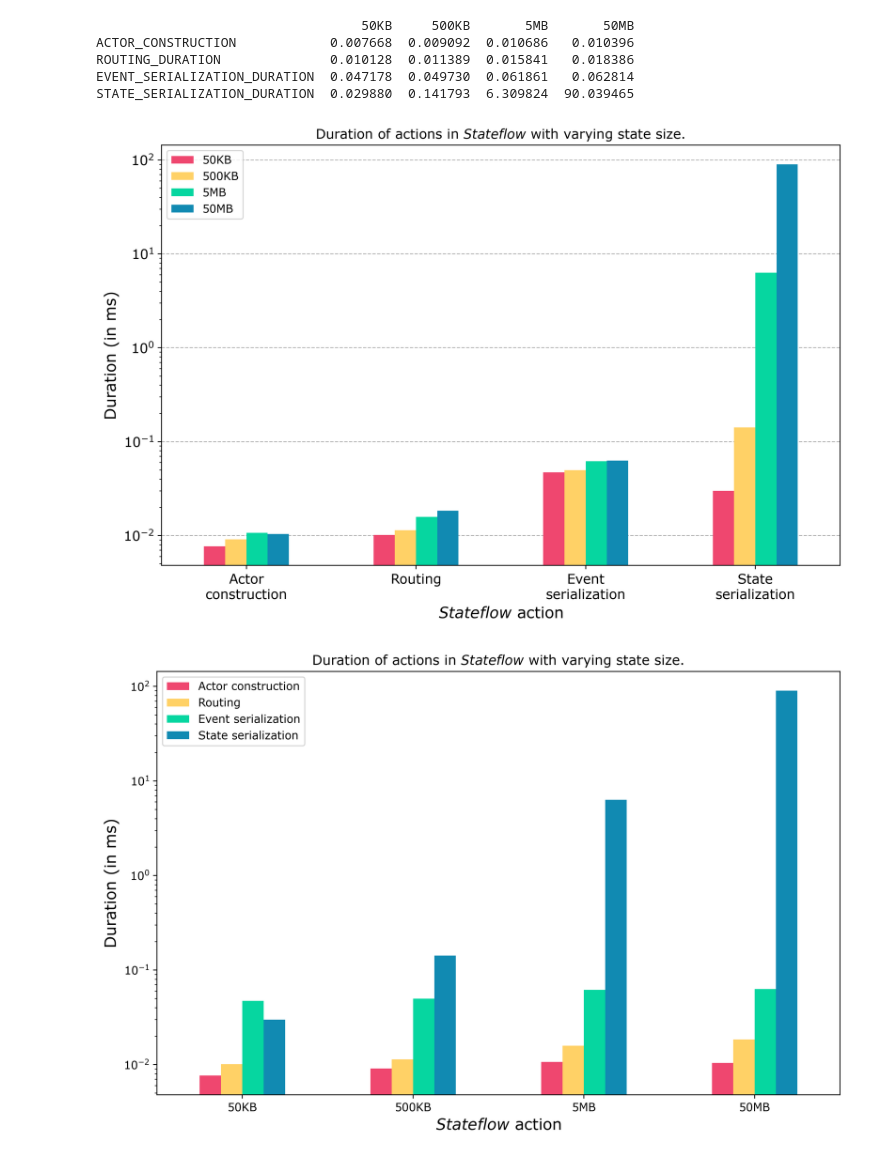
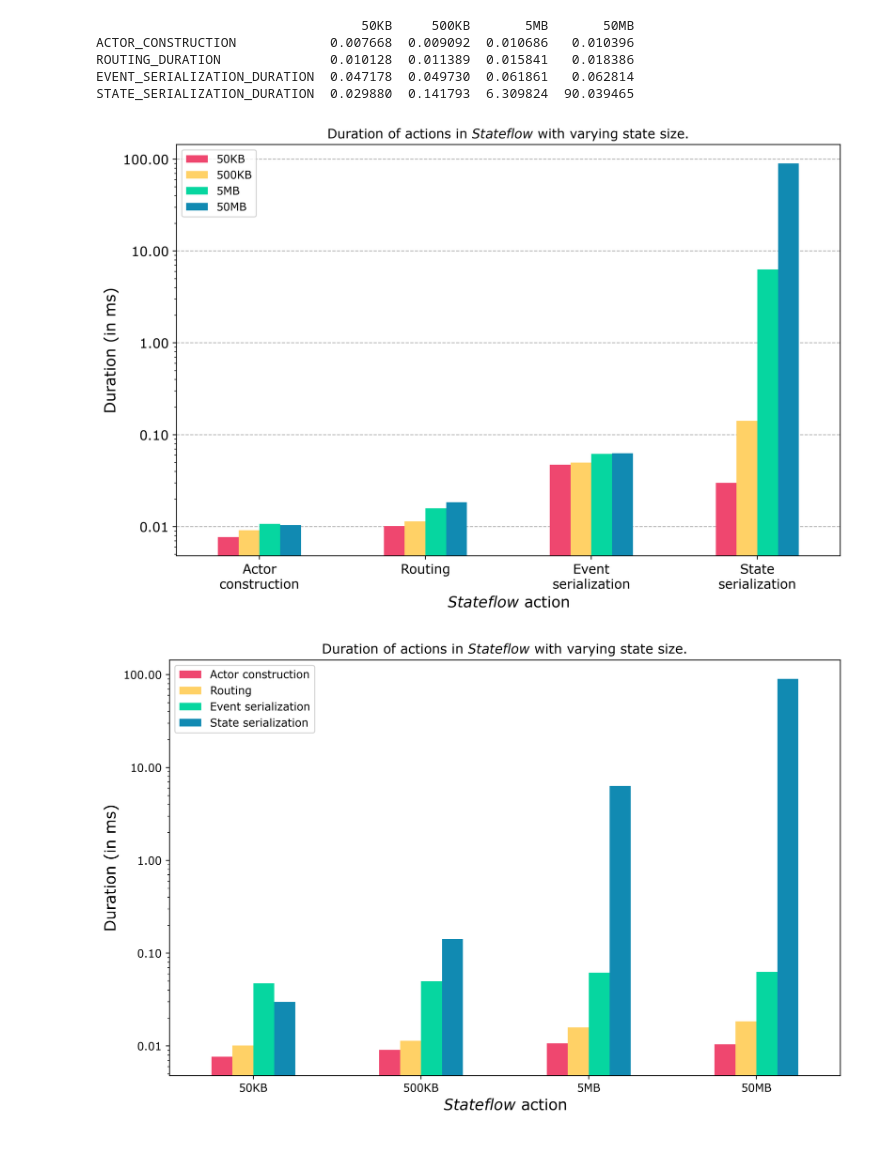
Before and after one commit to delftdata/stateflow-evaluation, a Jupyter notebook: results/overhead/overhead_results.ipynb, the cells around one changed output. Drawn from its saved outputs; the diff is of its cells as text; code cells hidden in the pictures.

```diff
--- a/results/overhead/overhead_results.ipynb
+++ b/results/overhead/overhead_results.ipynb
@@ -88,20 +89,22 @@ ax.set_ylabel("Duration (in ms)", fontsize=14)
 ax.set_xlabel(r"$Stateflow$ " + "action", fontsize=14)
 ax.set_xticklabels(["Actor\nconstruction", "Routing", "Event\nserialization", "State\nserialization"])
 ax.set_title(r"Duration of actions in $Stateflow$ with varying state size. ")
+ax.yaxis.set_major_formatter(matplotlib.ticker.FormatStrFormatter('%.2f'))
 plt.show()
 # %% [output]
-[figure, old version]
+[figure, new version]
 # %%
 new_overhead = overhead_mean.rename({"ACTOR_CONSTRUCTION": "Actor construction", "ROUTING_DURATION": "Routing", "EVENT_SERIALIZATION_DURATION": "Event serialization", "STATE_SERIALIZATION_DURATION": "State serialization"}).transpose()
 ax = new_overhead.plot(kind="bar", color=["#ef476f", "#ffd166", "#06d6a0", "#118ab2", "#073b4c"], rot=0)
 ax.set_yscale('log')
 ax.set_ylabel("Duration (in ms)", fontsize=14)
 ax.set_xlabel(r"$Stateflow$ " + "action", fontsize=14)
 ax.set_title(r"Duration of actions in $Stateflow$ with varying state size. ")
+ax.yaxis.set_major_formatter(matplotlib.ticker.FormatStrFormatter('%.2f'))
 
 plt.show()
 # %% [output]
-[figure, old version]
+[figure, new version]
 # %%
 actor = overhead_mean.loc["ACTOR_CONSTRUCTION"]
 route = overhead_mean.loc["ROUTING_DURATION"]
```
Also changed, not shown: parts of 2 cells of this notebook.
